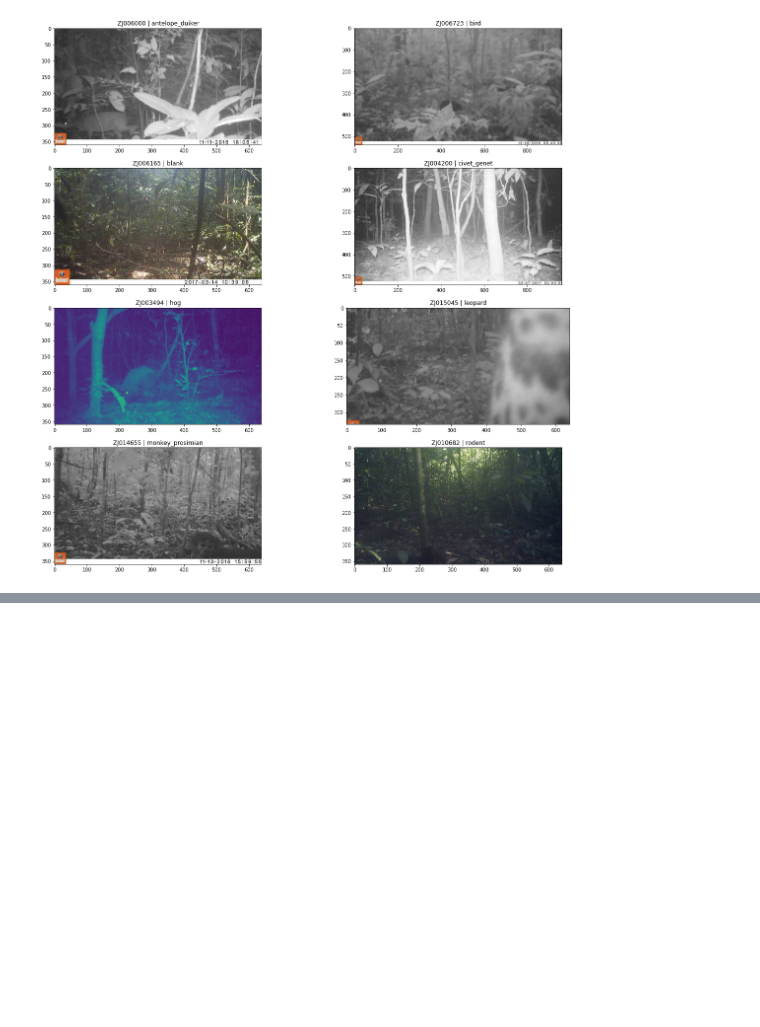
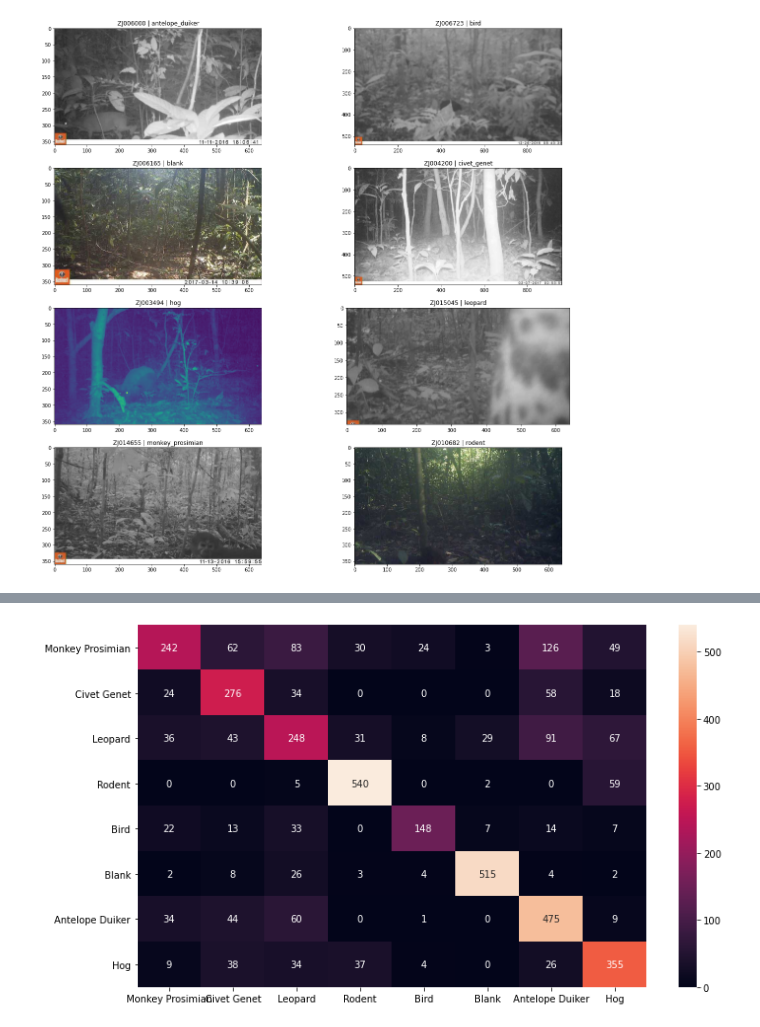
Before and after one commit to MackoyS/wildlife-classification, a Jupyter notebook: main_notebook.ipynb, the cells around one changed output, grey strips where cells are left out. Cells and saved outputs as stored; diff of their text form; code cells hidden in the pictures; blank space fills up the shorter version.

```diff
--- a/main_notebook.ipynb
+++ b/main_notebook.ipynb
@@ -87,0 +418,3 @@ for species, ax in zip(species_labels, axes.flat):
+# %%
+eval_predictions = eval_preds_df.idxmax(axis=1)
+eval_predictions.head()
@@ -87,0 +428,5 @@ for species, ax in zip(species_labels, axes.flat):
+# %%
+# Baseline accuracy
+eval_true = y_test.idxmax(axis=1)
+
+(eval_true == "monkey_prosimian").sum() / len(eval_predictions)
@@ -87,0 +448,2 @@ for species, ax in zip(species_labels, axes.flat):
+# %%
+cf_matrix = confusion_matrix(eval_true, eval_predictions)
@@ -87,0 +461,12 @@ for species, ax in zip(species_labels, axes.flat):
+# %%
+classes = ['Monkey Prosimian', 'Civet Genet', 'Leopard', 'Rodent',
+           'Bird', 'Blank', 'Antelope Duiker', 'Hog']
+# %%
+# Creating a confusion matrix!
+df_cm2 = pd.DataFrame(cf_matrix)
+plt.figure(figsize = (12,7));
+sns.heatmap(cf_matrix, annot=True, fmt='', xticklabels=classes, yticklabels=classes);
+plt.xticks(rotation=0)
+plt.show()
+# %% [output]
+[figure, added]
```
Also changed, not shown: parts of 70 cells of this notebook, 1 other file.
